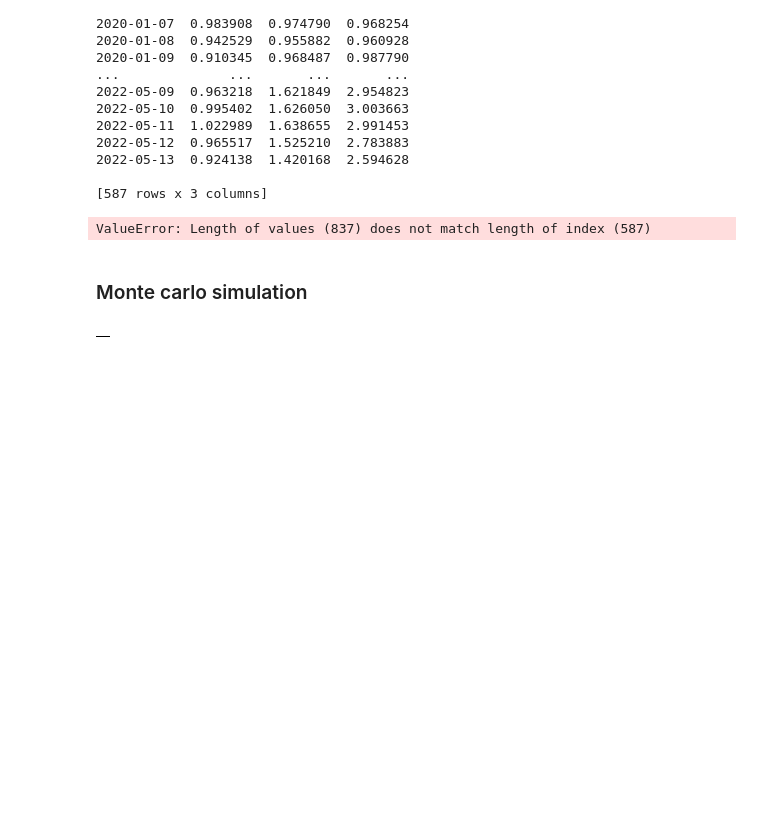
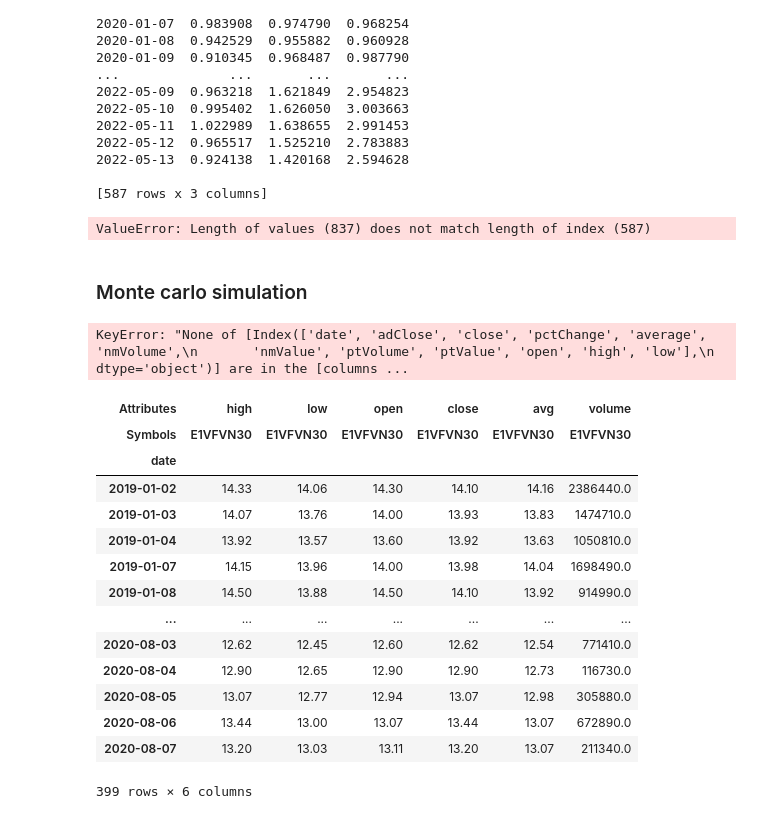
Before and after one commit to hungha11/CV_portfolio, a Jupyter notebook: portfolioAnalysis.ipynb, the cells around one changed output. Cells and saved outputs as stored; diff of their text form; code cells hidden in the pictures; blank space fills up the shorter version.

```diff
--- a/portfolioAnalysis.ipynb
+++ b/portfolioAnalysis.ipynb
@@ -729,12 +757,32 @@ fig.show()
 # %% [markdown]
 ### Monte carlo simulation
 # %%
-Dict = {}
-data =d.copy()
-for name in company_list:
-    data[name]=data[name].close
-df = pd.DataFrame.from_dict(Dict)
+from vnquant.DataLoader import DataLoader
+
+loader = DataLoader(symbols="HNX30",
+           start="2019-01-01",
+           end="2020-08-09",
+           minimal=False,
+         data_source="vnd")
+
+data = loader.download()
+# %% [output]
+KeyError: "None of [Index(['date', 'adClose', 'close', 'pctChange', 'average', 'nmVolume',\n       'nmValue', 'ptVolume', 'ptValue', 'open', 'high', 'low'],\n      dtype='object')] are in the [columns ...
 # %%
-df
+data
 # %% [output]
-|  |
+| Attributes | high | low | open | close | avg | volume |
+| Symbols | E1VFVN30 | E1VFVN30 | E1VFVN30 | E1VFVN30 | E1VFVN30 | E1VFVN30 |
+| date |  |  |  |  |  |  |
+| 2019-01-02 | 14.33 | 14.06 | 14.30 | 14.10 | 14.16 | 2386440.0 |
+| 2019-01-03 | 14.07 | 13.76 | 14.00 | 13.93 | 13.83 | 1474710.0 |
+| 2019-01-04 | 13.92 | 13.57 | 13.60 | 13.92 | 13.63 | 1050810.0 |
+| 2019-01-07 | 14.15 | 13.96 | 14.00 | 13.98 | 14.04 | 1698490.0 |
+| 2019-01-08 | 14.50 | 13.88 | 14.50 | 14.10 | 13.92 | 914990.0 |
+| ... | ... | ... | ... | ... | ... | ... |
+| 2020-08-03 | 12.62 | 12.45 | 12.60 | 12.62 | 12.54 | 771410.0 |
+| 2020-08-04 | 12.90 | 12.65 | 12.90 | 12.90 | 12.73 | 116730.0 |
+| 2020-08-05 | 13.07 | 12.77 | 12.94 | 13.07 | 12.98 | 305880.0 |
+| 2020-08-06 | 13.44 | 13.00 | 13.07 | 13.44 | 13.07 | 672890.0 |
+| 2020-08-07 | 13.20 | 13.03 | 13.11 | 13.20 | 13.07 | 211340.0 |
+399 rows × 6 columns
```
Also changed, not shown: parts of 13 cells of this notebook.
